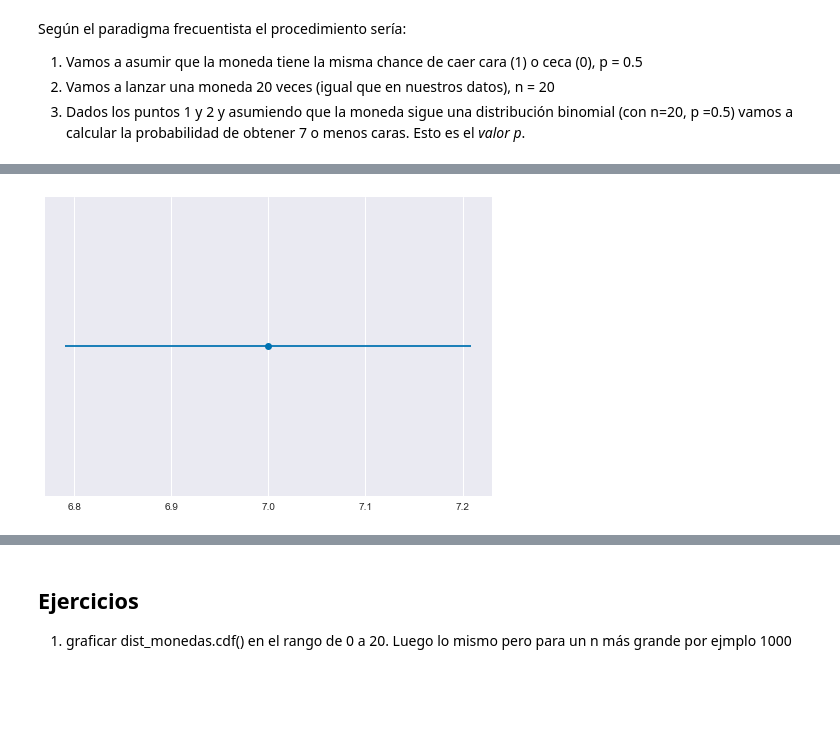
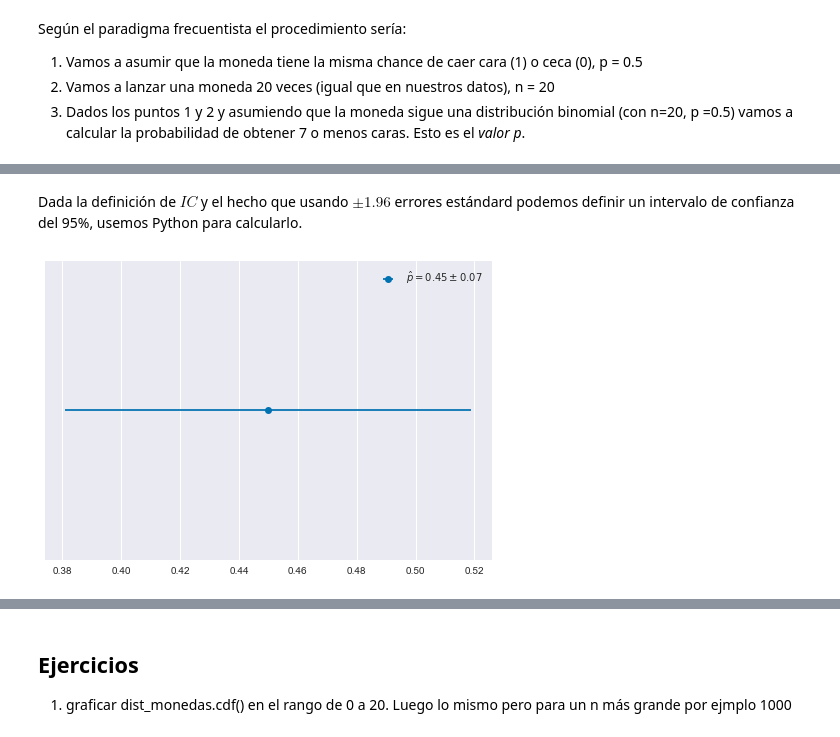
Before and after one commit to aloctavodia/intro_ciencia_de_datos, a Jupyter notebook: 02_remuestreo.ipynb, the cells around one changed output, grey strips where cells are left out. Cells and saved outputs as stored; diff of their text form; code cells hidden in the pictures; blank space fills up the shorter version.

```diff
--- a/02_remuestreo.ipynb
+++ b/02_remuestreo.ipynb
@@ -63,7 +62,9 @@ Hay que tener cuidado que $p$ en la distribución binomial NO es el _valor p_ de
 
 A continuación vamos a generar los datos con Python, _como si_ hubiéramos arrojado la moneda 20 veces y hubiéramos observado 7 caras. Vamos a usar el número 1 para representar caras y el 0 para representar cecas. Manipular números es mucho más simple que manipular _strings_.
 # %%
-monedas_obs = [1] * 7 + [0] * 13
+monedas_obs = [1] * 90 + [0] * 110
+#monedas_obs = [1] * 32 + [0] * 44
 # una forma alternativa a la linea de arriba, pero usando NumPy
 # monedas_obs = np.repeat((1, 0), (7, 13))
-len(monedas_obs), sum(monedas_obs)
+n = len(monedas_obs)
+caras_obs = sum(monedas_obs)
@@ -76,17 +146,20 @@ Según el paradigma frecuentista el procedimiento sería:
 2. Vamos a lanzar una moneda 20 veces (igual que en nuestros datos), n = 20
 3. Dados los puntos 1 y 2 y asumiendo que la moneda sigue una distribución binomial (con n=20, p =0.5) vamos a calcular la probabilidad de obtener 7 o menos caras. Esto es el *valor p*.
 # %%
-n = 20   # cantidad de veces que arrojamos la moneda en el experimento
-p = 0.5  # si H0 entonces p=0.5 (igual proporción de caras y cecas)
-caras_obs = sum(monedas_obs)
+p = 0.5
+
 dist_monedas = stats.binom(n, p);
 x = np.arange(0, n + 1)
 y = dist_monedas.pmf(x)
-valor_p = sum(y[:caras_obs+1])
-plt.vlines(x, 0, y, 'C0')
-plt.vlines(x[:caras_obs+1], 0, y[:caras_obs+1], 'C2',
+
+T = x/n
+T_obs = caras_obs/n
+
+valor_p = np.sum(y[T < T_obs]) * 2
+plt.vlines(T, 0, y, 'C0')
+plt.vlines(T[T < T_obs], 0, y[T < T_obs], 'C2',
            label='p = {:.3f}'.format(valor_p))
-plt.legend()
-plt.xticks(x)
-plt.xlabel('z');
+plt.vlines(T[T > 1-T_obs], 0, y[T > 1-T_obs], 'C2');
+
+plt.legend();
 # %% [output]
@@ -197,11 +298,16 @@ Suele ser buena idea acompañar la estimación puntual con una medida de la ince
+# %% [markdown]
+Dada la definición de $IC$ y el hecho que usando $\pm 1.96$ errores estándard podemos definir un intervalo de confianza del 95%, usemos Python para calcularlo.
 # %%
-dist_monedas = stats.binom(n=20, p=7/20)
-media = dist_monedas.mean()
-std_error =  dist_monedas.std()/n
-li = std_error * 1.96  # esta cantidad se resta a la media
-ls = std_error * 1.96  # esta cantidad se suma a la media
+p_hat = caras_obs/n
+dist_monedas = stats.binom(n=1, p=p_hat)
+std_error =  dist_monedas.std() / n**0.5
+r = std_error * 1.96
 
-plt.errorbar(x=media, y=0, xerr=[[li, ls]], fmt='o')
-plt.yticks([]);
+plt.errorbar(x=p_hat, y=0,
+             xerr=r,
+             fmt='o',
+            label='$\hat p = {:.2f} \pm {:.2f}$'.format(p_hat, r))
+plt.yticks([])
+plt.legend();
 # %% [output]
-[figure, old version]
+[figure, new version]
```
Also changed, not shown: parts of 29 cells of this notebook.
